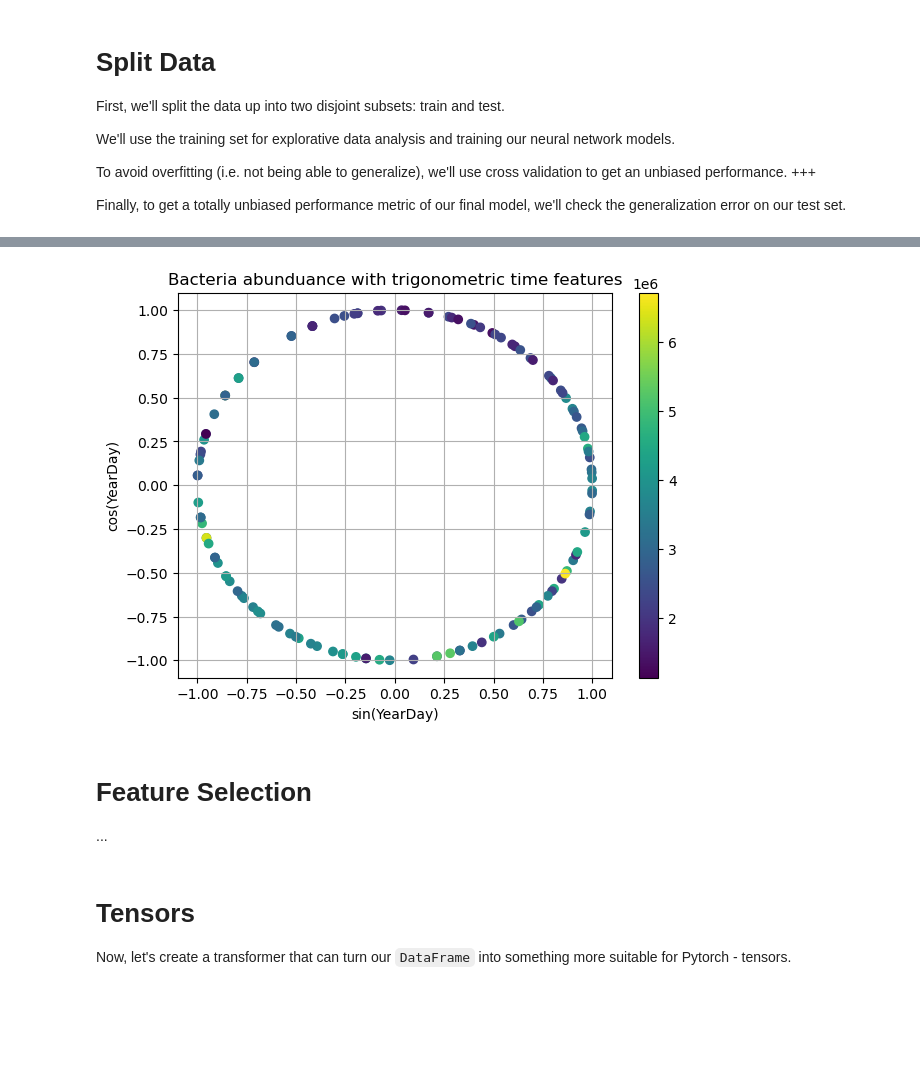
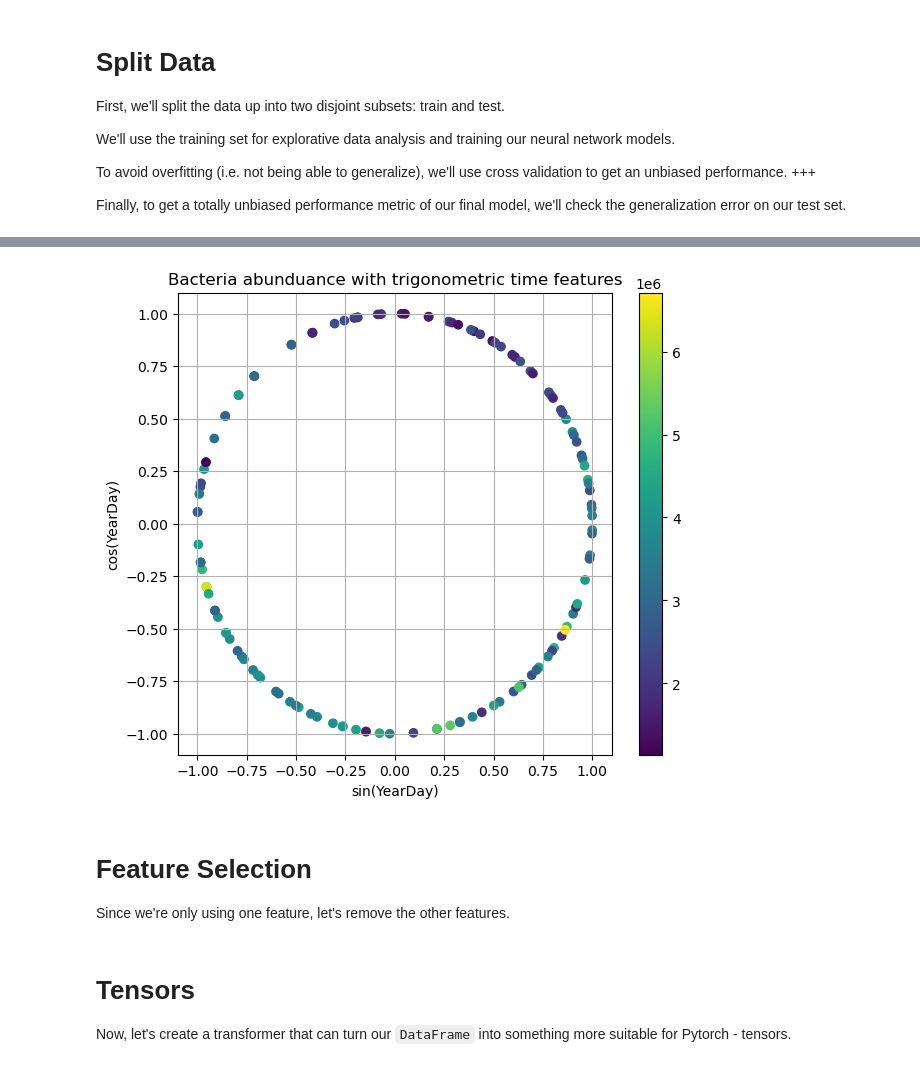
Before and after one commit to jonassterud/OCES5303_A2, a Jupyter notebook: ass2_oces5303_21335836.ipynb, the cells around one changed output, grey strips where cells are left out. Saved outputs shown, nothing was run; the diff lists cells and outputs as text; code cells hidden in the pictures; blank space fills up the shorter version.

```diff
--- a/ass2_oces5303_21335836.ipynb
+++ b/ass2_oces5303_21335836.ipynb
@@ -255,23 +275,25 @@ t_cyclic_trig = ColumnTransformer(
     verbose_feature_names_out=True
 )
 # %%
+## Visualize cyclic ability
+
 df_cyclic_features = t_cyclic_trig.set_output(transform="pandas").fit_transform(Xy_train)
 
-plt.subplots(figsize=(7, 5))
+plt.subplots(figsize=(7, 6))
 plt.scatter(df_cyclic_features["cyclic_sin__YearDay"], df_cyclic_features["cyclic_cos__YearDay"], c=df_cyclic_features["remainder__Bacteria_abundance"])
 plt.xlabel("sin(YearDay)")
 plt.ylabel("cos(YearDay)")
 plt.title(f"Bacteria abunduance with trigonometric time features")
 plt.colorbar()
 plt.grid()
 plt.show()
 # %% [output]
-[figure, old version]
+[figure, new version]
 # %% [markdown]
 <h1>Feature Selection</h1>
 
 <p>
-...
+Since we're only using one feature, let's remove the other features.
 </p>
 # %%
 # Filter features transformer
```
Also changed, not shown: parts of 13 cells of this notebook.
